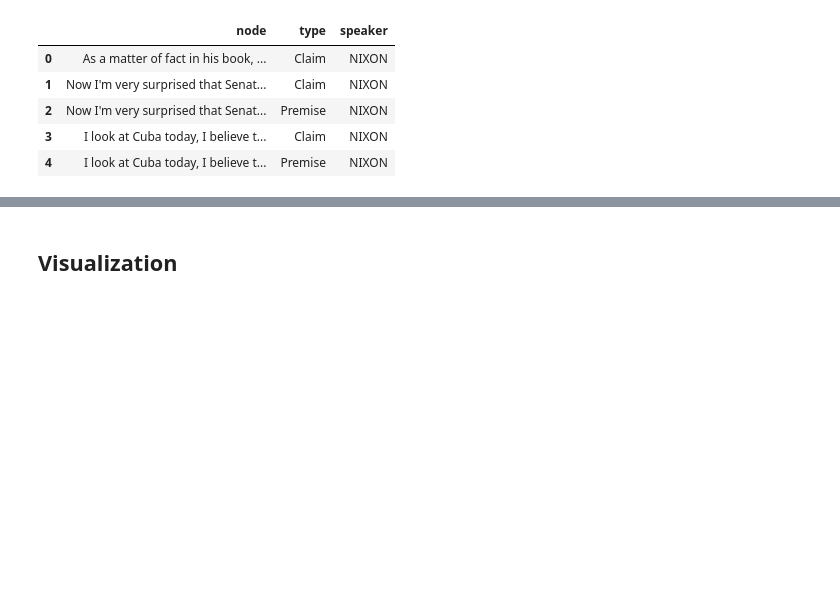
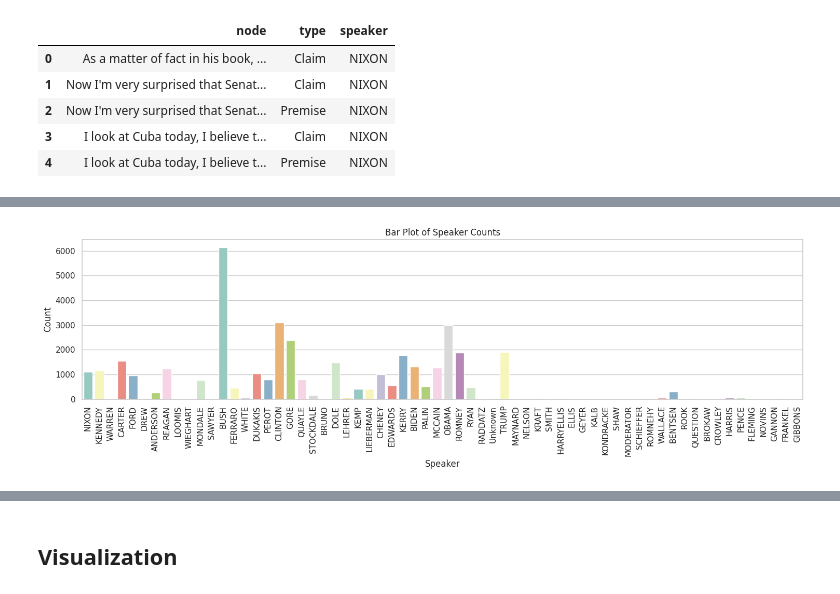
Before and after one commit to deborahdore/political-debates-graph-analysis, a Jupyter notebook: visualization/graph_visualization.ipynb, the cells around one changed output, grey strips where cells are left out. Drawn from its saved outputs; the diff is of its cells as text; code cells hidden in the pictures; blank space fills up the shorter version.

```diff
--- a/visualization/graph_visualization.ipynb
+++ b/visualization/graph_visualization.ipynb
@@ -224,0 +270,13 @@ nodes.head()
+# %%
+sns.set(style="whitegrid")
+plt.figure(figsize=(15, 5))
+sns.countplot(data=nodes, x='speaker', palette='Set3')
+plt.xlabel("Speaker")
+plt.ylabel("Count")
+plt.title("Bar Plot of Speaker Counts")
+plt.xticks(rotation=90)
+
+plt.tight_layout()
+plt.show()
+# %% [output]
+[figure, added]
```
Also changed, not shown: parts of 20 cells of this notebook.
